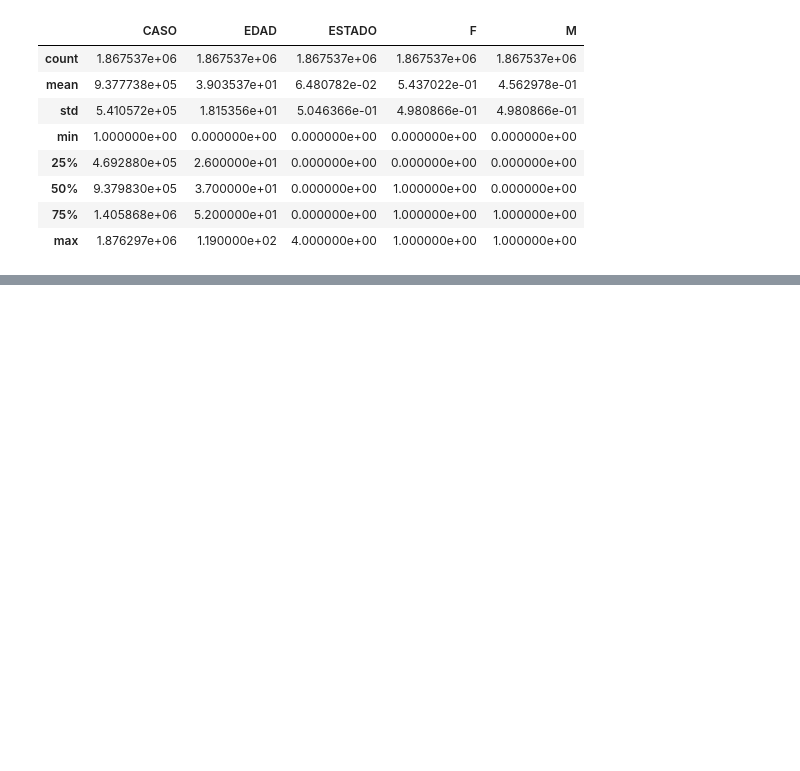
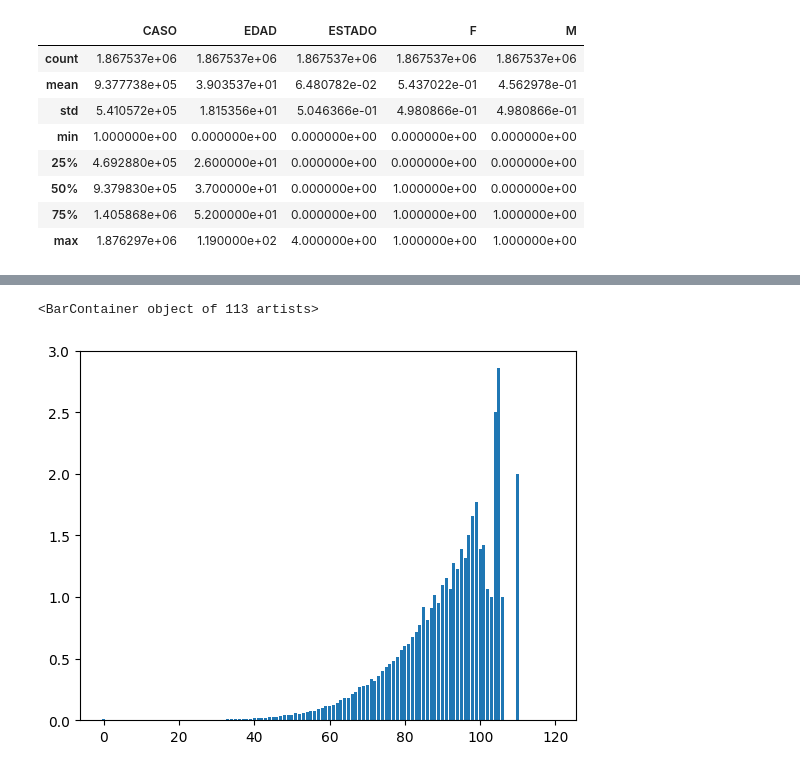
Before and after one commit to ccortesra/EDA-Bogota-COVID, a Jupyter notebook: EDA_Project.ipynb, the cells around one changed output, grey strips where cells are left out. Saved outputs shown, nothing was run; the diff lists cells and outputs as text; code cells hidden in the pictures; blank space fills up the shorter version.

```diff
--- a/EDA_Project.ipynb
+++ b/EDA_Project.ipynb
@@ -637,0 +648,3 @@ df_num.describe()
+# %%
+edad_estados = df_num.groupby(['EDAD'])['ESTADO'].mean()
+edad_estados
@@ -637,0 +665,5 @@ df_num.describe()
+# %%
+plt.bar(edad_estados.index,edad_estados)
+# %% [output]
+<BarContainer object of 113 artists>
+[figure, added]
```
Also changed, not shown: parts of 3 cells of this notebook.
